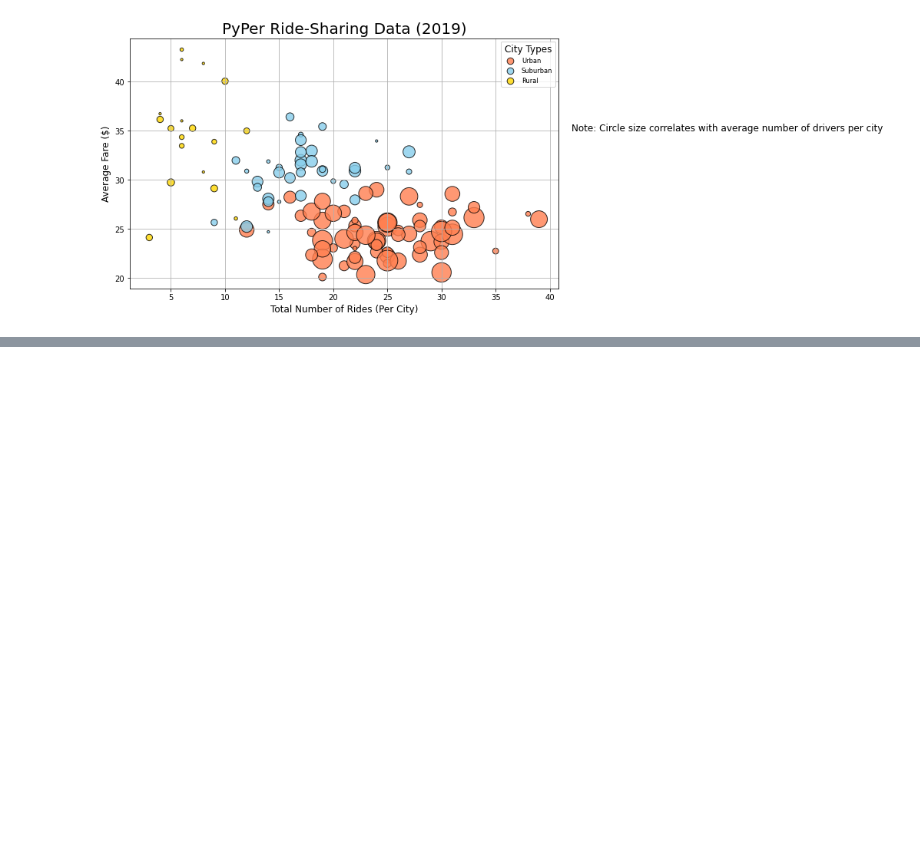
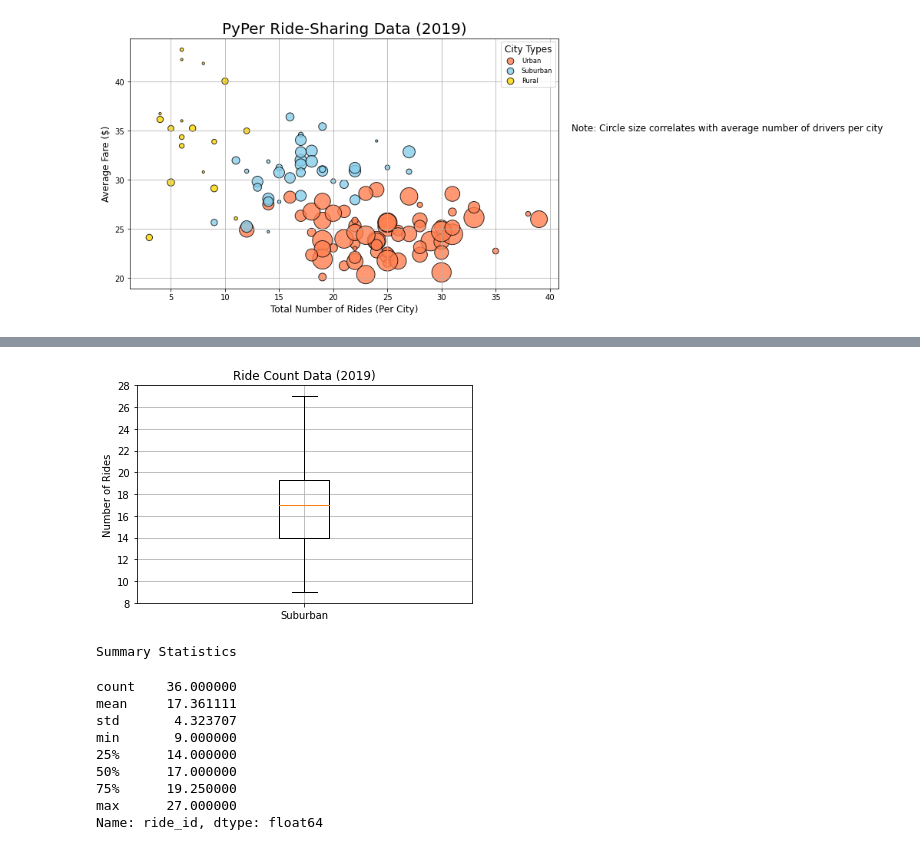
Before and after one commit to jenamis/pyber-analysis, a Jupyter notebook: PyBer.ipynb, the cells around one changed output, grey strips where cells are left out. Cells and saved outputs as stored; diff of their text form; code cells hidden in the pictures; blank space fills up the shorter version.

```diff
--- a/PyBer.ipynb
+++ b/PyBer.ipynb
@@ -378,0 +702,28 @@ plt.show()
+# %%
+# Create box and whisker plot for suburban cities ride count
+x_labels = ["Suburban"]
+fig, ax = plt.subplots()
+ax.boxplot(suburban_ride_count, labels = x_labels)
+
+# Add title, y-axis label, tick marks, and grid
+ax.set_title("Ride Count Data (2019)")
+ax.set_ylabel("Number of Rides")
+ax.set_yticks(np.arange(8, 29, step = 2.0))
+ax.grid()
+
+# Display plot and summary statistics
+plt.show()
+print("Summary Statistics")
+suburban_ride_count.describe()
+# %% [output]
+[figure, added]
+Summary Statistics
+count    36.000000
+mean     17.361111
+std       4.323707
+min       9.000000
+25%      14.000000
+50%      17.000000
+75%      19.250000
+max      27.000000
+Name: ride_id, dtype: float64
```
Also changed, not shown: parts of 37 cells of this notebook, 3 other files.
